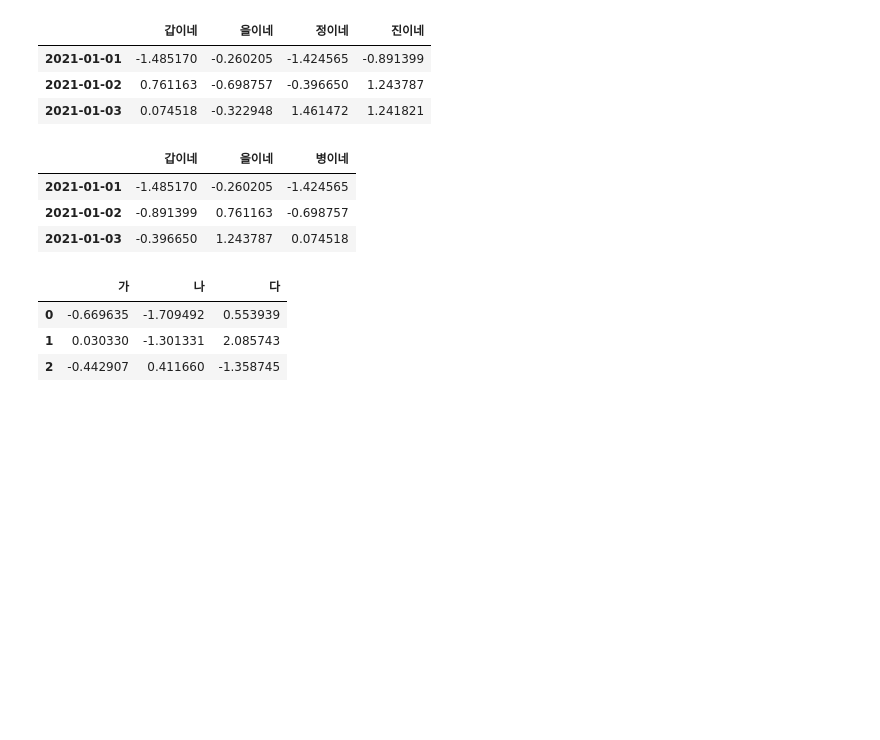
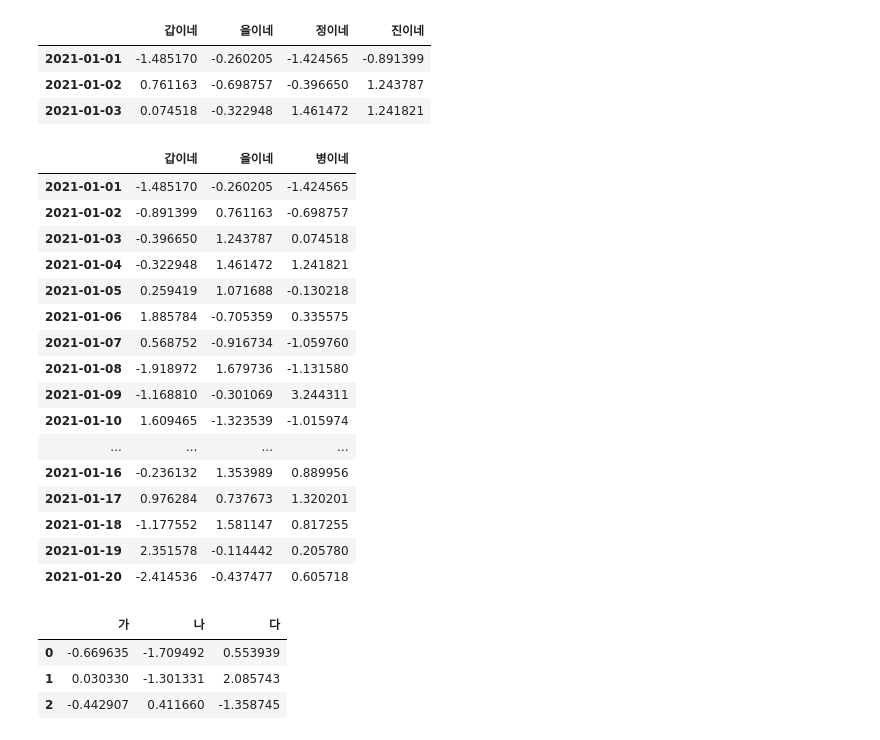
Before and after one commit to HongKyoungIn/PythonML, a Jupyter notebook: 03_판다스[데이터처리].ipynb, the cells around one changed output. Drawn from its saved outputs; the diff is of its cells as text; code cells hidden in the pictures; blank space fills up the shorter version.

```diff
--- a/03_판다스[데이터처리].ipynb
+++ b/03_판다스[데이터처리].ipynb
@@ -108,12 +108,25 @@ np.random.seed(300)
                             index = pd.date_range('20210101', periods = 20),
                             columns=['갑이네', '을이네', '병이네'])
 # %%
-붕어빵_3호.head(3)
+붕어빵_3호.head(20)
 # %% [output]
 |  | 갑이네 | 을이네 | 병이네 |
 | 2021-01-01 | -1.485170 | -0.260205 | -1.424565 |
 | 2021-01-02 | -0.891399 | 0.761163 | -0.698757 |
 | 2021-01-03 | -0.396650 | 1.243787 | 0.074518 |
+| 2021-01-04 | -0.322948 | 1.461472 | 1.241821 |
+| 2021-01-05 | 0.259419 | 1.071688 | -0.130218 |
+| 2021-01-06 | 1.885784 | -0.705359 | 0.335575 |
+| 2021-01-07 | 0.568752 | -0.916734 | -1.059760 |
+| 2021-01-08 | -1.918972 | 1.679736 | -1.131580 |
+| 2021-01-09 | -1.168810 | -0.301069 | 3.244311 |
+| 2021-01-10 | 1.609465 | -1.323539 | -1.015974 |
+| ... | ... | ... | ... |
+| 2021-01-16 | -0.236132 | 1.353989 | 0.889956 |
+| 2021-01-17 | 0.976284 | 0.737673 | 1.320201 |
+| 2021-01-18 | -1.177552 | 1.581147 | 0.817255 |
+| 2021-01-19 | 2.351578 | -0.114442 | 0.205780 |
+| 2021-01-20 | -2.414536 | -0.437477 | 0.605718 |
 # %%
 # [보충] 데이터프레임 구성체를 새로 생성하기
 np.random.seed(299)
```
Also changed, not shown: parts of 1 cell of this notebook, 1 other file.
